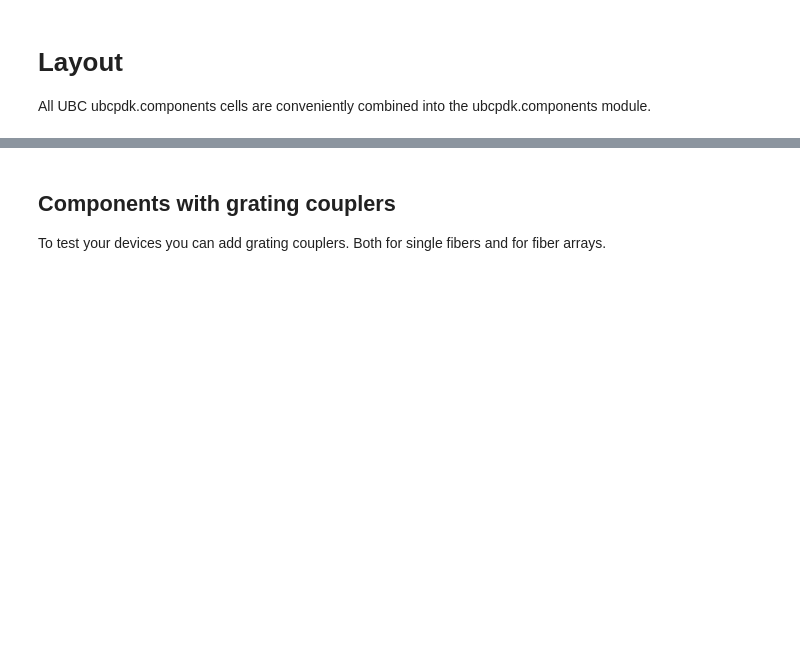
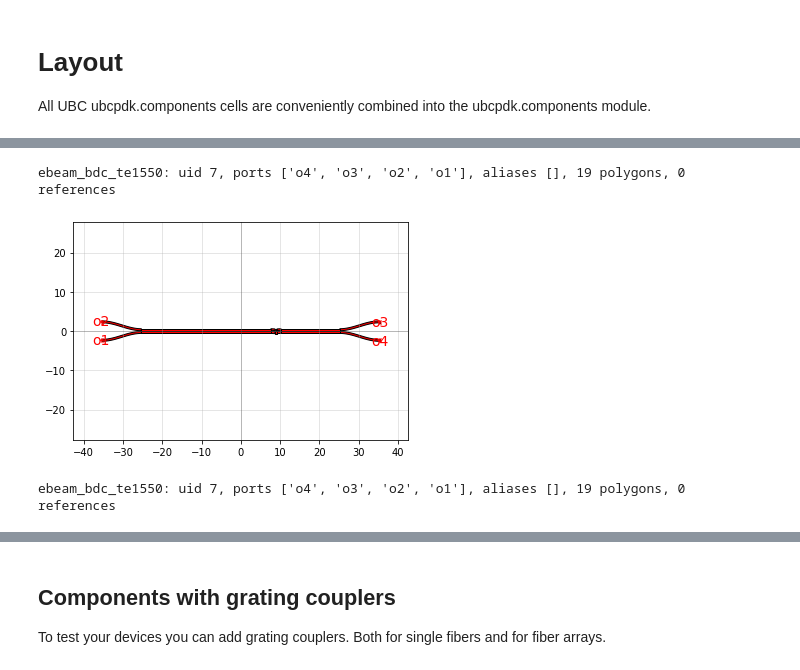
Before and after one commit to gdsfactory/ubc, a Jupyter notebook: docs/notebooks/00_layout.ipynb, the cells around one changed output, grey strips where cells are left out. Drawn from its saved outputs; the diff is of its cells as text; code cells hidden in the pictures; blank space fills up the shorter version.

```diff
--- a/docs/notebooks/00_layout.ipynb
+++ b/docs/notebooks/00_layout.ipynb
@@ -27,0 +36,3 @@ pdk.y_splitter()
+# %%
+ubcpdk.components.dc_broadband_te()
+# %% [output]
@@ -27,0 +40,3 @@ pdk.y_splitter()
+ebeam_bdc_te1550: uid 7, ports ['o4', 'o3', 'o2', 'o1'], aliases [], 19 polygons, 0 references
+[figure, added]
+ebeam_bdc_te1550: uid 7, ports ['o4', 'o3', 'o2', 'o1'], aliases [], 19 polygons, 0 references
```
Also changed, not shown: parts of 29 cells of this notebook, 31 other files.
